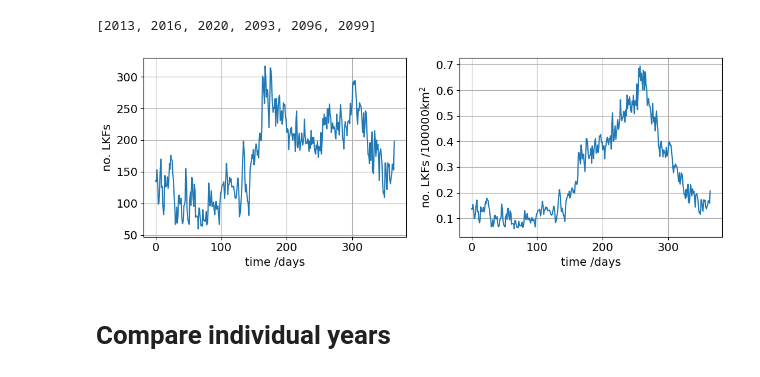
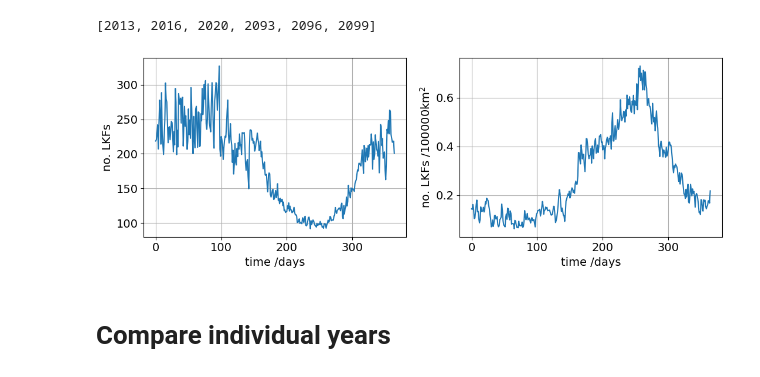
Before and after one commit to jpgaertner/lkf_detection, a Jupyter notebook: statistics_1.ipynb, the cells around one changed output. Cells and saved outputs as stored; diff of their text form; code cells hidden in the pictures.

```diff
--- a/statistics_1.ipynb
+++ b/statistics_1.ipynb
@@ -186,18 +170,18 @@ year = 2013
 # %%
 fig, axs = plt.subplots(1,2, figsize=(11,4))
 
 for ax, data, ylabel in zip(
-    axs, [LKFs[f'y{year}']['total'].number, LKFs[f'y{year}']['total'].density], ['no. LKFs', 'no. LKFs /100000km$^2$']
+    axs, [LKFs[f'y{year}']['total']['mean length'], LKFs[f'y{year}']['total'].density], ['no. LKFs', 'no. LKFs /100000km$^2$']
 ):
 
     ax.plot(data)
     ax.set_ylabel(ylabel)
     ax.set_xlabel('time /days')
     ax.grid()
 
 fig.tight_layout()
 # %% [output]
-[figure, old version]
+[figure, new version]
 # %% [markdown]
 # Compare individual years
 # %%
```
Also changed, not shown: parts of 9 cells of this notebook.
